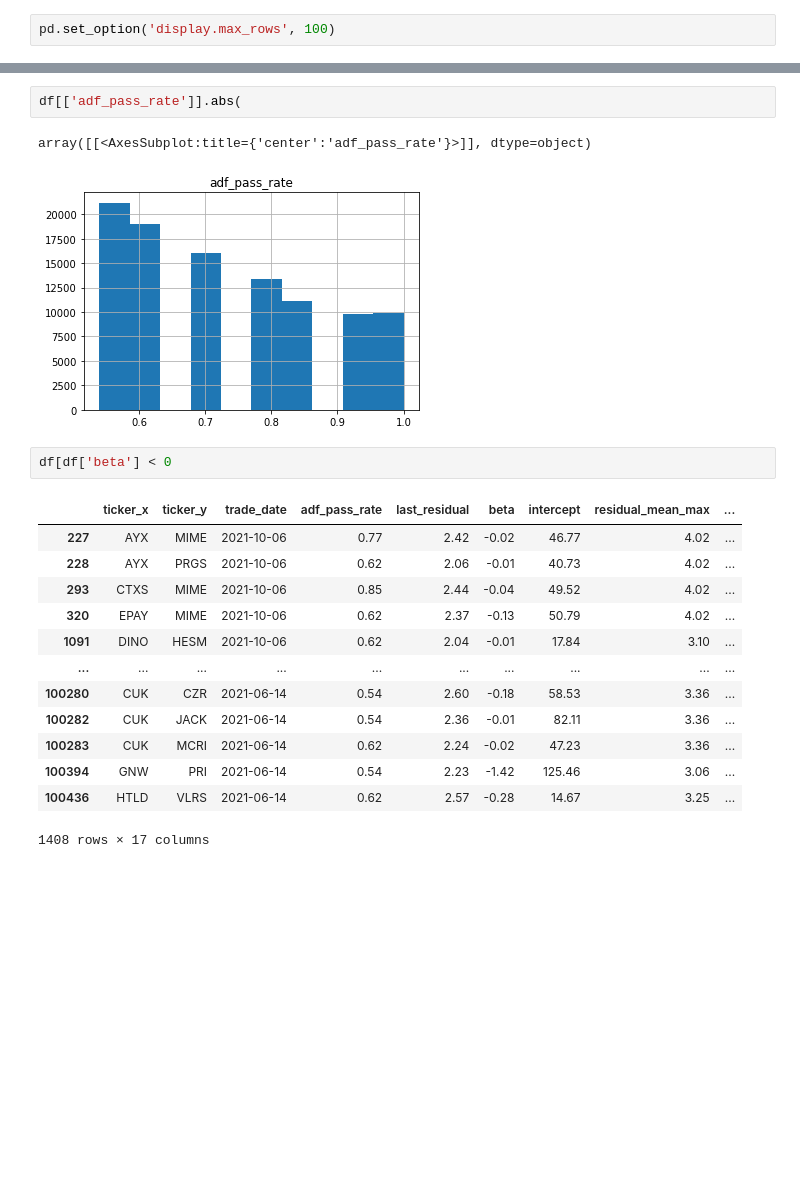
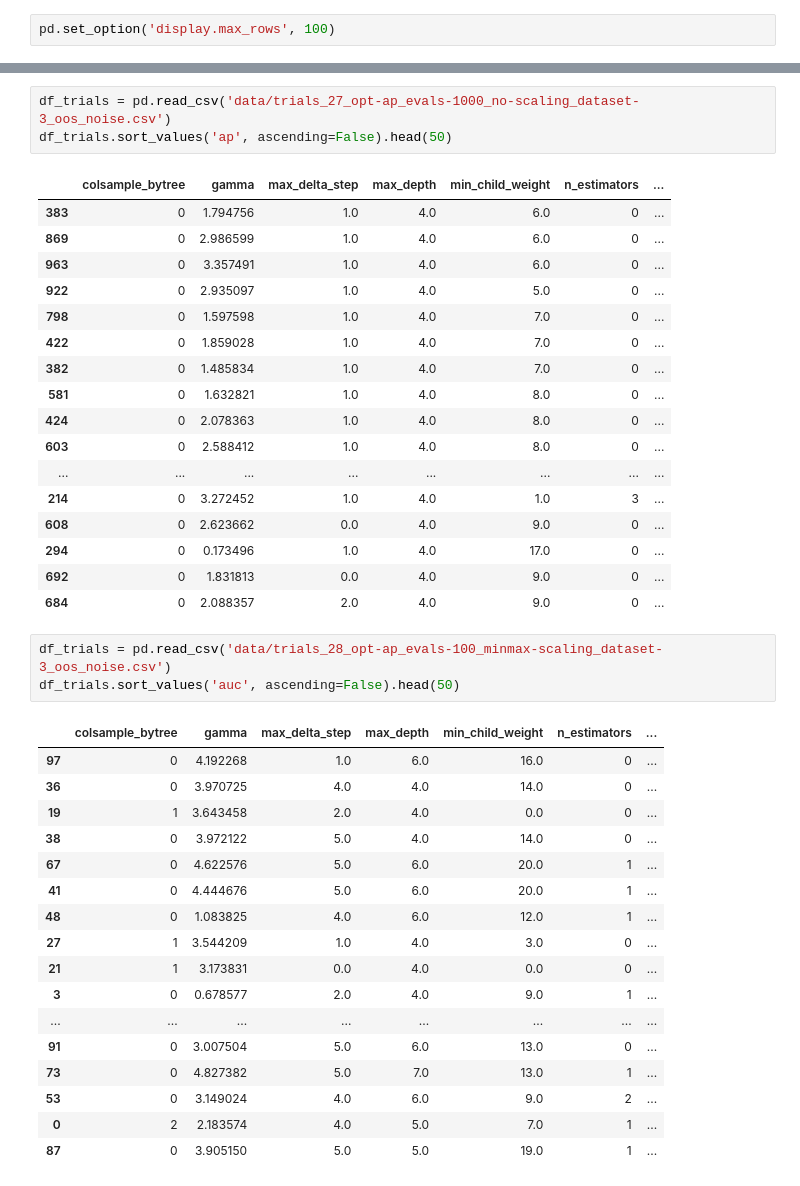
Before and after one commit to DomStan/stonk-rank, a Jupyter notebook: stonks_notebook.ipynb, the cells around one changed output, grey strips where cells are left out. Cells and saved outputs as stored; diff of their text form; blank space fills up the shorter version.

```diff
--- a/stonks_notebook.ipynb
+++ b/stonks_notebook.ipynb
@@ -376,21 +705,42 @@ df
-# %%
-df[['adf_pass_rate']].abs(
-# %% [output]
-array([[<AxesSubplot:title={'center':'adf_pass_rate'}>]], dtype=object)
-[figure, removed]
-# %%
-df[df['beta'] < 0
-# %% [output]
-|  | ticker_x | ticker_y | trade_date | adf_pass_rate | last_residual | beta | intercept | residual_mean_max | ... |
-| 227 | AYX | MIME | 2021-10-06 | 0.77 | 2.42 | -0.02 | 46.77 | 4.02 | ... |
-| 228 | AYX | PRGS | 2021-10-06 | 0.62 | 2.06 | -0.01 | 40.73 | 4.02 | ... |
-| 293 | CTXS | MIME | 2021-10-06 | 0.85 | 2.44 | -0.04 | 49.52 | 4.02 | ... |
-| 320 | EPAY | MIME | 2021-10-06 | 0.62 | 2.37 | -0.13 | 50.79 | 4.02 | ... |
-| 1091 | DINO | HESM | 2021-10-06 | 0.62 | 2.04 | -0.01 | 17.84 | 3.10 | ... |
-| ... | ... | ... | ... | ... | ... | ... | ... | ... | ... |
-| 100280 | CUK | CZR | 2021-06-14 | 0.54 | 2.60 | -0.18 | 58.53 | 3.36 | ... |
-| 100282 | CUK | JACK | 2021-06-14 | 0.54 | 2.36 | -0.01 | 82.11 | 3.36 | ... |
-| 100283 | CUK | MCRI | 2021-06-14 | 0.62 | 2.24 | -0.02 | 47.23 | 3.36 | ... |
-| 100394 | GNW | PRI | 2021-06-14 | 0.54 | 2.23 | -1.42 | 125.46 | 3.06 | ... |
-| 100436 | HTLD | VLRS | 2021-06-14 | 0.62 | 2.57 | -0.28 | 14.67 | 3.25 | ... |
-1408 rows × 17 columns
+# %%
+df_trials = pd.read_csv('data/trials_27_opt-ap_evals-1000_no-scaling_dataset-3_oos_noise.csv')
+df_trials.sort_values('ap', ascending=False).head(50)
+# %% [output]
+|  | colsample_bytree | gamma | max_delta_step | max_depth | min_child_weight | n_estimators | ... |
+| 383 | 0 | 1.794756 | 1.0 | 4.0 | 6.0 | 0 | ... |
+| 869 | 0 | 2.986599 | 1.0 | 4.0 | 6.0 | 0 | ... |
+| 963 | 0 | 3.357491 | 1.0 | 4.0 | 6.0 | 0 | ... |
+| 922 | 0 | 2.935097 | 1.0 | 4.0 | 5.0 | 0 | ... |
+| 798 | 0 | 1.597598 | 1.0 | 4.0 | 7.0 | 0 | ... |
+| 422 | 0 | 1.859028 | 1.0 | 4.0 | 7.0 | 0 | ... |
+| 382 | 0 | 1.485834 | 1.0 | 4.0 | 7.0 | 0 | ... |
+| 581 | 0 | 1.632821 | 1.0 | 4.0 | 8.0 | 0 | ... |
+| 424 | 0 | 2.078363 | 1.0 | 4.0 | 8.0 | 0 | ... |
+| 603 | 0 | 2.588412 | 1.0 | 4.0 | 8.0 | 0 | ... |
+| ... | ... | ... | ... | ... | ... | ... | ... |
+| 214 | 0 | 3.272452 | 1.0 | 4.0 | 1.0 | 3 | ... |
+| 608 | 0 | 2.623662 | 0.0 | 4.0 | 9.0 | 0 | ... |
+| 294 | 0 | 0.173496 | 1.0 | 4.0 | 17.0 | 0 | ... |
+| 692 | 0 | 1.831813 | 0.0 | 4.0 | 9.0 | 0 | ... |
+| 684 | 0 | 2.088357 | 2.0 | 4.0 | 9.0 | 0 | ... |
+# %%
+df_trials = pd.read_csv('data/trials_28_opt-ap_evals-100_minmax-scaling_dataset-3_oos_noise.csv')
+df_trials.sort_values('auc', ascending=False).head(50)
+# %% [output]
+|  | colsample_bytree | gamma | max_delta_step | max_depth | min_child_weight | n_estimators | ... |
+| 97 | 0 | 4.192268 | 1.0 | 6.0 | 16.0 | 0 | ... |
+| 36 | 0 | 3.970725 | 4.0 | 4.0 | 14.0 | 0 | ... |
+| 19 | 1 | 3.643458 | 2.0 | 4.0 | 0.0 | 0 | ... |
+| 38 | 0 | 3.972122 | 5.0 | 4.0 | 14.0 | 0 | ... |
+| 67 | 0 | 4.622576 | 5.0 | 6.0 | 20.0 | 1 | ... |
+| 41 | 0 | 4.444676 | 5.0 | 6.0 | 20.0 | 1 | ... |
+| 48 | 0 | 1.083825 | 4.0 | 6.0 | 12.0 | 1 | ... |
+| 27 | 1 | 3.544209 | 1.0 | 4.0 | 3.0 | 0 | ... |
+| 21 | 1 | 3.173831 | 0.0 | 4.0 | 0.0 | 0 | ... |
+| 3 | 0 | 0.678577 | 2.0 | 4.0 | 9.0 | 1 | ... |
+| ... | ... | ... | ... | ... | ... | ... | ... |
+| 91 | 0 | 3.007504 | 5.0 | 6.0 | 13.0 | 0 | ... |
+| 73 | 0 | 4.827382 | 5.0 | 7.0 | 13.0 | 1 | ... |
+| 53 | 0 | 3.149024 | 4.0 | 6.0 | 9.0 | 2 | ... |
+| 0 | 2 | 2.183574 | 4.0 | 5.0 | 7.0 | 1 | ... |
+| 87 | 0 | 3.905150 | 5.0 | 5.0 | 19.0 | 1 | ... |
```
Also changed, not shown: parts of 64 cells of this notebook, 2 other files.
